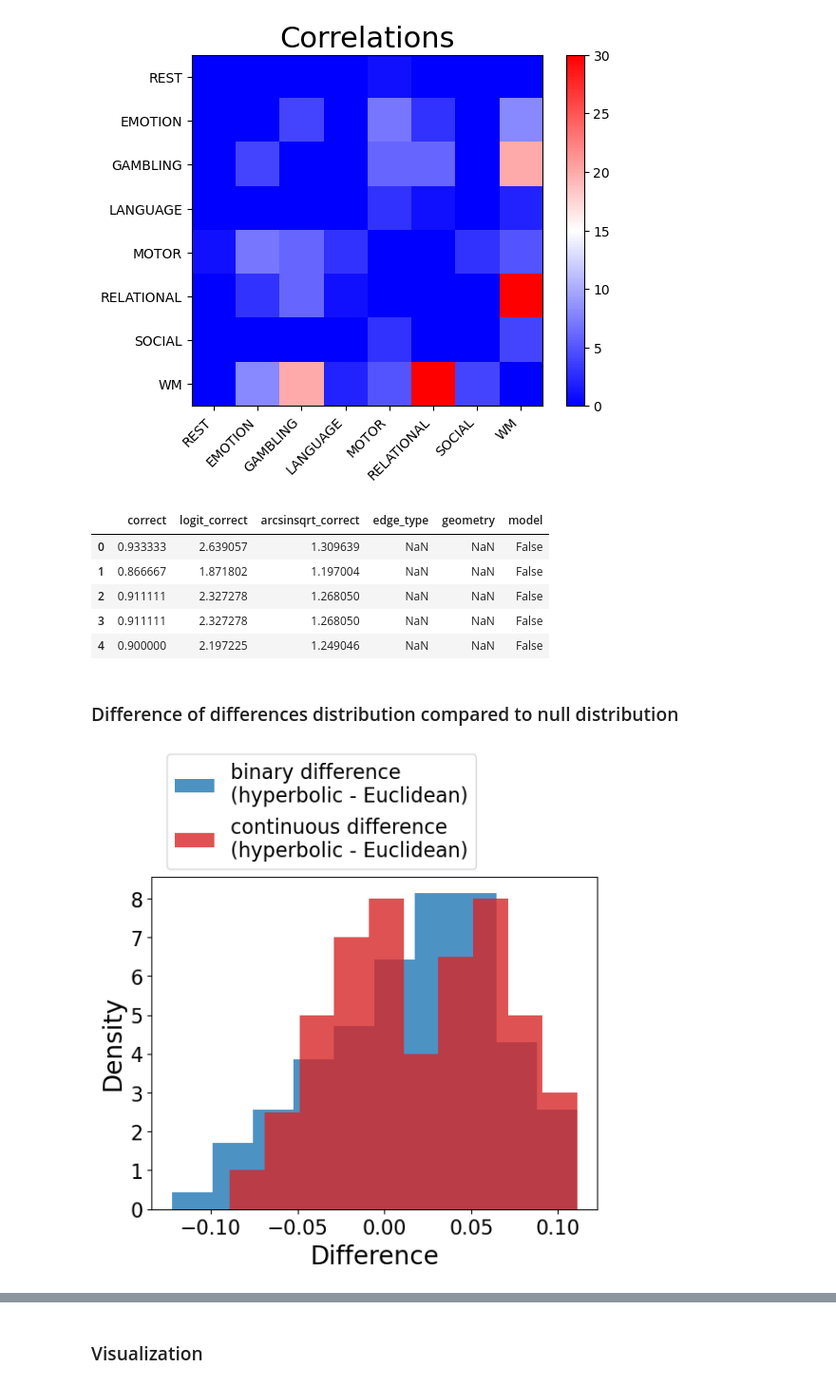
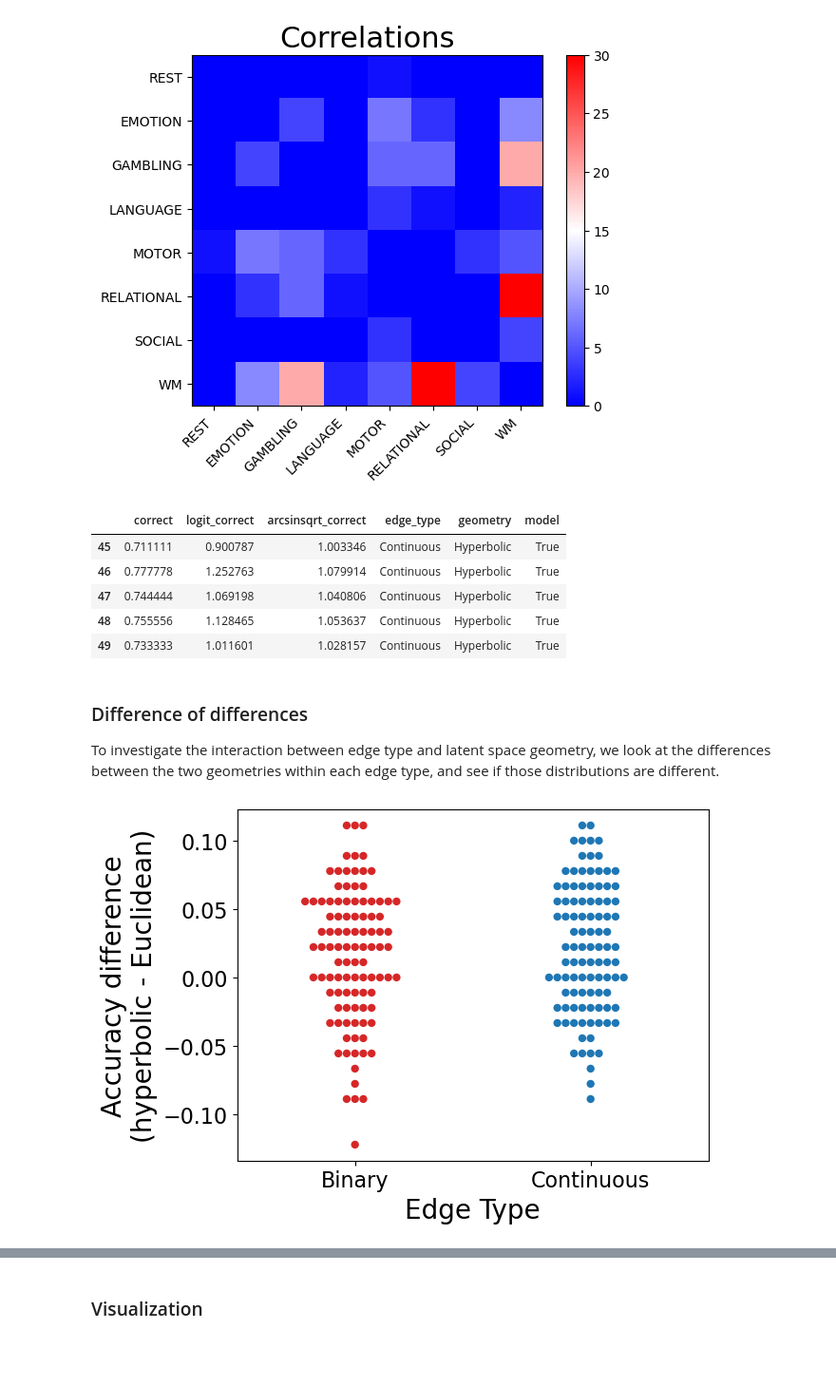
Before and after one commit to Vloon/MScThesis, a Jupyter notebook: classification_analysis.ipynb, the cells around one changed output, grey strips where cells are left out. Shown: that part at 95% size. Drawn from its saved outputs; the diff is of its cells as text; code cells hidden in the pictures; blank space fills up the shorter version.

```diff
--- a/classification_analysis.ipynb
+++ b/classification_analysis.ipynb
@@ -17,12 +19,27 @@ tick_fontsize = 16
 wrapsize = 25
 # %%
 def logit(p):
+    """
+    Logit function
+    PARAMS:
+    p : probability
+    """
     return np.log(p/(1-p))
 
 def invlogit(x):
+    """
+    Inverse logit function (a.k.a. logistic function)
+    PARAMS:
+    x : logit-transformed probability
+    """
     return 1/(1+np.exp(-x))
 
 def arcsin_sqrt(p):
+    """
+    Arcsin square-root transformation
+    PARAMS:
+    p : probability
+    """
     return np.arcsin(np.sqrt(p))
 # %%
 folder = os.path.join(os.getcwd(),'SVM')
@@ -150,50 +172,71 @@ plt.savefig(savename, bbox_inches='tight')
 # %% [output]
 [figure]
 # %%
+## Construct a dataframe which combines the modeled and model-free accuracies
 comb_df = pd.concat([corr_df, df], ignore_index = True)
 comb_df['model'] =  np.logical_not(comb_df['edge_type'].isna())
-comb_df.head()
-# comb_df.tail()
+comb_df.tail()
 # %% [output]
 |  | correct | logit_correct | arcsinsqrt_correct | edge_type | geometry | model |
-| 0 | 0.933333 | 2.639057 | 1.309639 | NaN | NaN | False |
-| 1 | 0.866667 | 1.871802 | 1.197004 | NaN | NaN | False |
-| 2 | 0.911111 | 2.327278 | 1.268050 | NaN | NaN | False |
-| 3 | 0.911111 | 2.327278 | 1.268050 | NaN | NaN | False |
-| 4 | 0.900000 | 2.197225 | 1.249046 | NaN | NaN | False |
+| 45 | 0.711111 | 0.900787 | 1.003346 | Continuous | Hyperbolic | True |
+| 46 | 0.777778 | 1.252763 | 1.079914 | Continuous | Hyperbolic | True |
+| 47 | 0.744444 | 1.069198 | 1.040806 | Continuous | Hyperbolic | True |
+| 48 | 0.755556 | 1.128465 | 1.053637 | Continuous | Hyperbolic | True |
+| 49 | 0.733333 | 1.011601 | 1.028157 | Continuous | Hyperbolic | True |
 # %% [markdown]
-### Difference of differences distribution compared to null distribution
+### Difference of differences
+To investigate the interaction between edge type and latent space geometry, we look at the differences between the two geometries within each edge type, and see if those distributions are different.
 # %%
+## Extract accuracies
 bin_difference_dist = np.zeros(n_folds**2)
 con_difference_dist = np.zeros(n_folds**2)
 bin_euc_scores = np.array(df['correct'][(df['edge_type']=='Binary') & (df['geometry']=='Euclidean')])
 bin_hyp_scores = np.array(df['correct'][(df['edge_type']=='Binary') & (df['geometry']=='Hyperbolic')])
 con_euc_scores = np.array(df['correct'][(df['edge_type']=='Continuous') & (df['geometry']=='Euclidean')])
 con_hyp_scores = np.array(df['correct'][(df['edge_type']=='Continuous') & (df['geometry']=='Hyperbolic')])
 
+## Construct within-edge type difference distributions
 for i in range(n_folds):
     beg = i*n_folds
     end = (i+1)*n_folds
     bin_difference_dist[beg:end] = bin_hyp_scores - np.roll(bin_euc_scores, i)
     con_difference_dist[beg:end] = con_hyp_scores - np.roll(con_euc_scores, i)
 
+## Create a pandas dataframe to be used by the seaborn swarmplot
+ets = np.repeat(['Binary', 'Continuous'],n_folds**2)
+diffs = np.hstack([bin_difference_dist, con_difference_dist])
+diff_df = pd.DataFrame({'Edge type':ets, 'Difference':diffs})
+
+## Plot the within-edge type difference distributions
+colors = ['tab:red', 'tab:blue', 'tab:green']
 plt.figure()
-plt.hist(bin_difference_dist, n_folds, density=True, color='tab:blue', alpha=0.8)
-plt.hist(con_difference_dist, n_folds, density=True, color='tab:red',  alpha=0.8)
-_, ymax = plt.ylim()
-# plt.vlines([np.mean(bin_difference_dist)], 0, ymax, color='dodgerblue')
-# plt.vlines([np.mean(con_difference_dist)], 0, ymax, color='salmon')
-# 'mean binary','mean continuous',
-_labels = ['binary difference (hyperbolic - Euclidean)','continuous difference (hyperbolic - Euclidean)']
-labels = [ '\n'.join(wrap(l, wrapsize)) for l in _labels]
-
+ax = sns.swarmplot(y='Difference',
+                   x='Edge type',
+                   hue='Edge type',
+                   data=diff_df,
+                   s=6,
+                   palette=colors,
+                   )
+plt.xlabel('Edge Type', fontsize=label_fontsize)
 plt.xticks(fontsize=tick_fontsize)
-plt.xlabel('Difference', fontsize=label_fontsize)
+plt.ylabel('\n'.join(wrap('Accuracy difference (hyperbolic - Euclidean)', wrapsize)), fontsize=label_fontsize)
 plt.yticks(fontsize=tick_fontsize)
-plt.ylabel('Density', fontsize=label_fontsize)
-plt.legend(labels,  fontsize=tick_fontsize, bbox_to_anchor=(0.75, 1.4))
+plt.gca().get_legend().remove()
 savename = os.path.join(folder, f'differences{one_rest_txt}.png')
 plt.savefig(savename, bbox_inches='tight')
 plt.show()
+
+## Alternative plotting, used in the original thesis, but less informative. Compares two histograms.
+# plt.figure()
+# plt.hist(bin_difference_dist, n_folds, density=True, color='tab:blue', alpha=0.8)
+# plt.hist(con_difference_dist, n_folds, density=True, color='tab:red',  alpha=0.8)
+# plt.xticks(fontsize=tick_fontsize)
+# plt.xlabel('Difference', fontsize=label_fontsize)
+# plt.yticks(fontsize=tick_fontsize)
+# plt.ylabel('Density', fontsize=label_fontsize)
+# plt.legend(labels,  fontsize=tick_fontsize, bbox_to_anchor= (1.0,1.0) ) #(0.75, 1.4))
+# savename = os.path.join(folder, f'differences{one_rest_txt}.png')
+# plt.savefig(savename, bbox_inches='tight')
+# plt.show()
 # %% [output]
-[figure, old version]
+[figure, new version]
```
Also changed, not shown: parts of 18 cells of this notebook, 22 other files.
